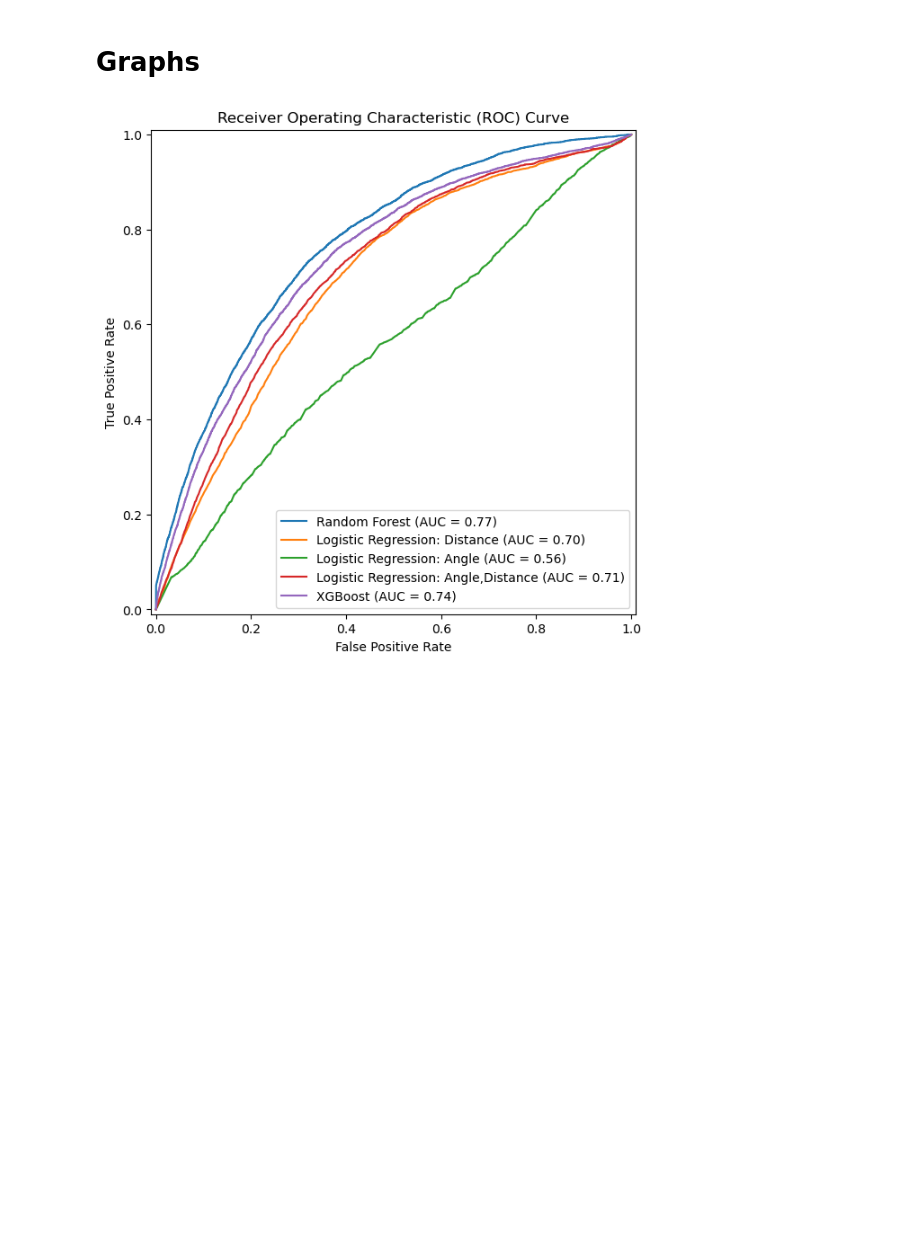
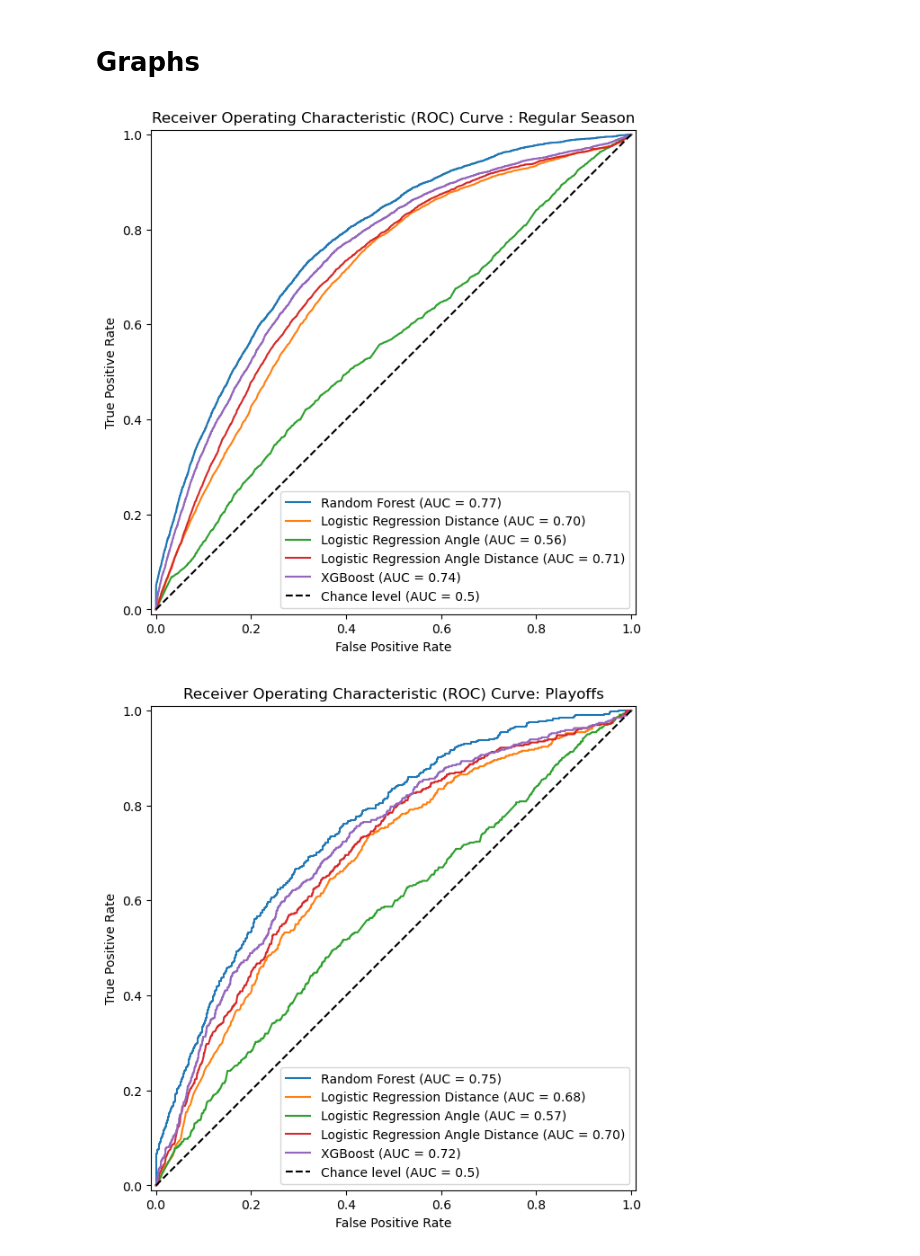
Before and after one commit to rajamatt/ift6758-project, a Jupyter notebook: notebooks/milestone_2/Task 7.ipynb, the cells around one changed output. Saved outputs shown, nothing was run; the diff lists cells and outputs as text; code cells hidden in the pictures; blank space fills up the shorter version.

Commit message:
Split graphs for regular and playoffs

```diff
--- a/notebooks/milestone_2/Task 7.ipynb
+++ b/notebooks/milestone_2/Task 7.ipynb
@@ -12,4 +12,4 @@ import numpy as np
 # %%
 # Load the data
 data_parser = NHLDataParser()
-test_df = data_parser.get_shot_and_goal_pbp_df_for_season(2020, with_playoff_season=False)
+test_df = data_parser.get_shot_and_goal_pbp_df_for_season(2020, with_playoff_season=True)
@@ -158,31 +225,54 @@ See the caveats in the documentation: https://pandas.pydata.org/pandas-docs/stab
 # %% [markdown]
 # Graphs
 # %%
-# Collect probabilities from all models as tuples :(name,scores,y_test)
-model_probabilities = [('Random Forest',prob_scores_rf,y_test_rf),
-                       ('Logistic Regression: Distance',prob_scores_lg_distance,y_test_lg_distance),
-                       ('Logistic Regression: Angle',prob_scores_lg_angle,y_test_lg_angle),
-                       ('Logistic Regression: Angle,Distance',prob_scores_lg_angle_distance,y_test_angle_distance),
-                       ('XGBoost',prob_scores_xgb,y_test_xgboost)]
+# Collect probabilities from all models as tuples :(name,scores,y_test) for regular season and playoff
+model_scores_regular = [('Random Forest',prob_scores_rf_regular,y_test_rf_regular),
+                        ('Logistic Regression Distance',prob_scores_lg_distance,y_test_lg_distance_regular),
+                        ('Logistic Regression Angle',prob_scores_lg_angle_regular,y_test_lg_angle_regular),
+                        ('Logistic Regression Angle Distance',prob_scores_lg_angle_distance_regular,y_test_angle_distance_regular),
+                        ('XGBoost',prob_scores_xgb_regular,y_test_xgboost_regular)]
+
+model_scores_playoff = [('Random Forest',prob_scores_rf_playoff,y_test_rf_playoff),
+                        ('Logistic Regression Distance',prob_scores_lg_distance_playoff,y_test_lg_distance_playoff),
+                        ('Logistic Regression Angle',prob_scores_lg_angle_playoff,y_test_lg_angle_playoff),
+                        ('Logistic Regression Angle Distance',prob_scores_lg_angle_distance_playoff,y_test_angle_distance_playoff),
+                        ('XGBoost',prob_scores_xgb_playoff,y_test_xgboost_playoff)]
 # %%
 ##Graph 1: Roc Curve
 
-fig_1, ax_1 = plt.subplots()
-roc = {}
+fig_1_regular, ax_1_regular = plt.subplots()
+roc_regular = {}
 plot_random = False #This is just to make sure that the random classifier is only plotted once
 
-#Plot the ROC curve for each classifier
-for name , prob_score , y_test in model_probabilities:
-    if name == 'Angle and Distance': #Only plot the random classifier once at the end
+#Plot the ROC curve for each classifier for regular season
+for name , prob_score , y_test in model_scores_regular :
+    if name == 'XGBoost': #Only plot the random classifier once at the end
         plot_random = True
-    roc[name] = RocCurveDisplay.from_predictions(y_test, prob_score , plot_chance_level=plot_random, ax=ax_1,name=name)
-ax_1.set_title('Receiver Operating Characteristic (ROC) Curve')
-ax_1.set_xlabel('False Positive Rate')
-ax_1.set_ylabel('True Positive Rate')
-fig_1.set_size_inches(7,7)
-fig_1.savefig('roc_curve_task7.png')
+    roc_regular[name] = RocCurveDisplay.from_predictions(y_test, prob_score , plot_chance_level=plot_random, ax=ax_1_regular,name=name)
+ax_1_regular.set_title('Receiver Operating Characteristic (ROC) Curve : Regular Season')
+ax_1_regular.set_xlabel('False Positive Rate')
+ax_1_regular.set_ylabel('True Positive Rate')
+fig_1_regular.set_size_inches(7,7)
+fig_1_regular.savefig('roc_curve_task7_regular.png')
+
+#Graph 2: Precision Recall Curve
+fig_1_playoff, ax_1_playoff = plt.subplots()
+roc_playoff = {}
+plot_random = False #This is just to make sure that the random classifier is only plotted once
+
+#Plot the ROC curve for each classifier for playoffs
+for name , prob_score , y_test in model_scores_playoff :
+    if name == 'XGBoost': #Only plot the random classifier once at the end
+        plot_random = True
+    roc_playoff[name] = RocCurveDisplay.from_predictions(y_test, prob_score , plot_chance_level=plot_random, ax=ax_1_playoff,name=name)
+ax_1_playoff.set_title('Receiver Operating Characteristic (ROC) Curve: Playoffs')
+ax_1_playoff.set_xlabel('False Positive Rate')
+ax_1_playoff.set_ylabel('True Positive Rate')
+fig_1_playoff.set_size_inches(7,7)
+fig_1_playoff.savefig('roc_curve_task7_playoff.png')
 # %% [output]
-[figure, old version]
+[figure, new version]
+[figure, added]
 # %%
 #Graph 2: Goal Rate as a Function of Shot Probability Model Percentile
 
```
Also changed, not shown: parts of 16 cells of this notebook.
